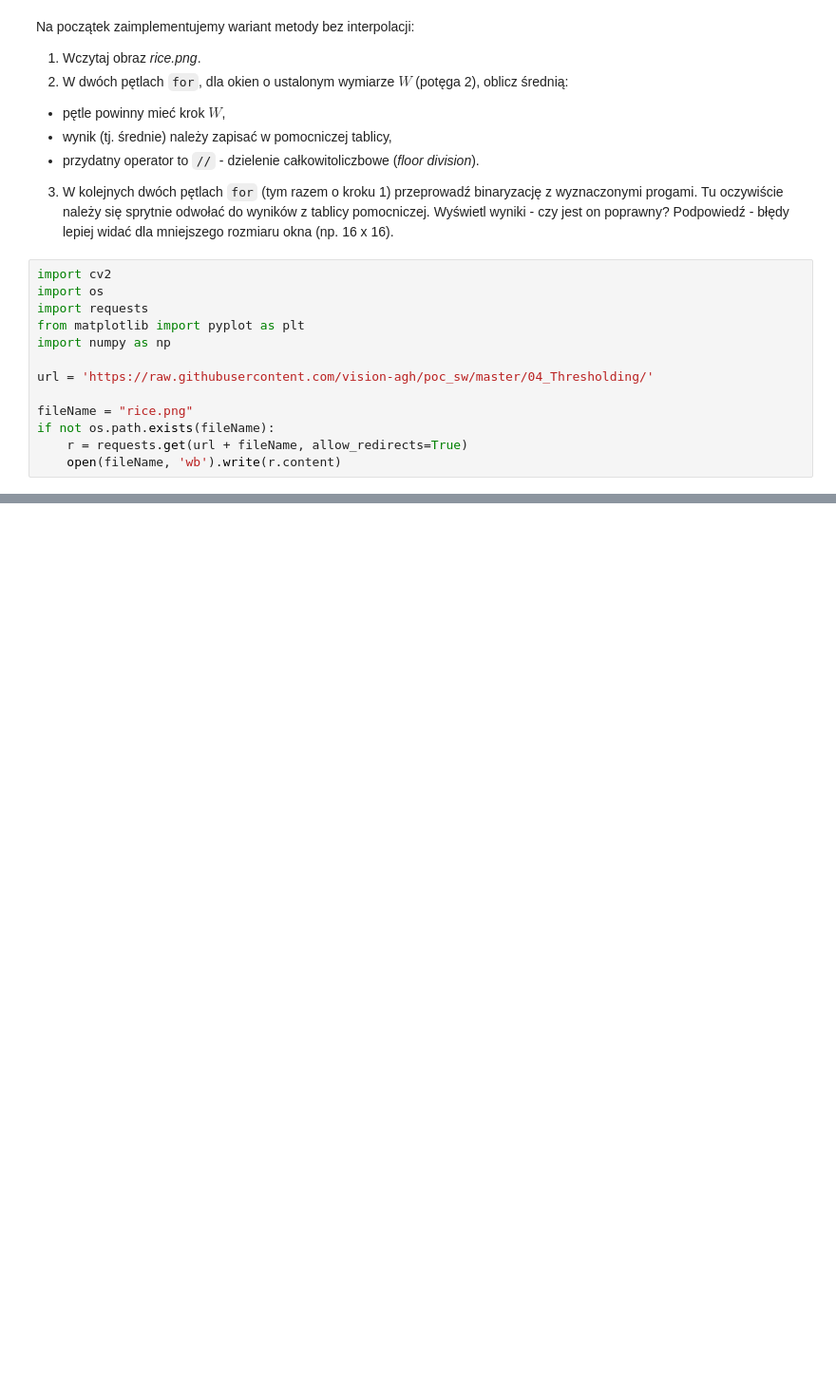
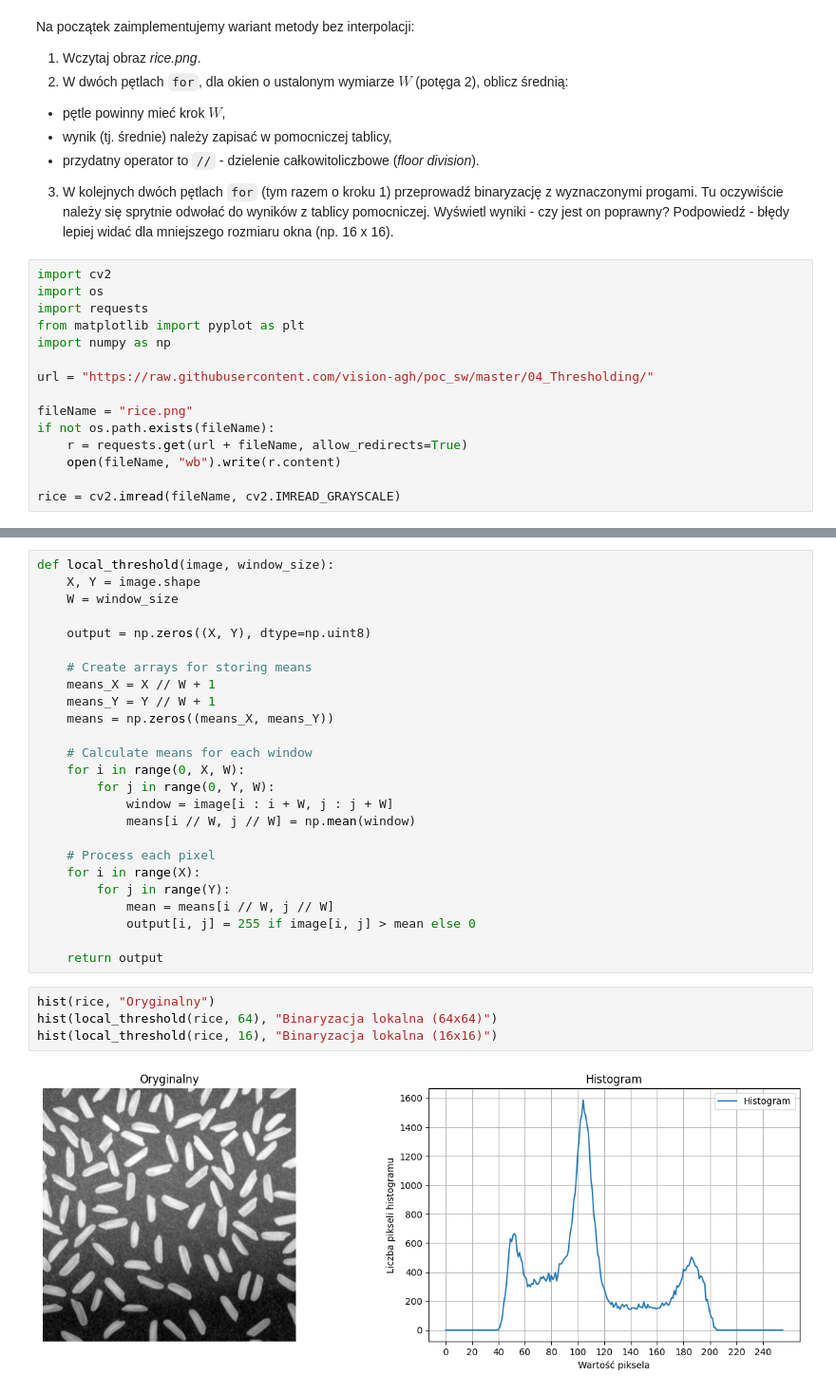
Before and after one commit to rmesek/wcpo-agh-2024, a Jupyter notebook: lab4/04_thresholding_hw.ipynb, the cells around one changed output, grey strips where cells are left out. Shown at 95% size. Drawn from its saved outputs; the diff is of its cells as text; blank space fills up the shorter version.

```diff
--- a/lab4/04_thresholding_hw.ipynb
+++ b/lab4/04_thresholding_hw.ipynb
@@ -30,9 +30,11 @@ import requests
 from matplotlib import pyplot as plt
 import numpy as np
 
-url = 'https://raw.githubusercontent.com/vision-agh/poc_sw/master/04_Thresholding/'
+url = "https://raw.githubusercontent.com/vision-agh/poc_sw/master/04_Thresholding/"
 
 fileName = "rice.png"
 if not os.path.exists(fileName):
     r = requests.get(url + fileName, allow_redirects=True)
-    open(fileName, 'wb').write(r.content)
+    open(fileName, "wb").write(r.content)
+
+rice = cv2.imread(fileName, cv2.IMREAD_GRAYSCALE)
@@ -38,0 +61,31 @@ if not os.path.exists(fileName):
+# %%
+def local_threshold(image, window_size):
+    X, Y = image.shape
+    W = window_size
+
+    output = np.zeros((X, Y), dtype=np.uint8)
+
+    # Create arrays for storing means
+    means_X = X // W + 1
+    means_Y = Y // W + 1
+    means = np.zeros((means_X, means_Y))
+
+    # Calculate means for each window
+    for i in range(0, X, W):
+        for j in range(0, Y, W):
+            window = image[i : i + W, j : j + W]
+            means[i // W, j // W] = np.mean(window)
+
+    # Process each pixel
+    for i in range(X):
+        for j in range(Y):
+            mean = means[i // W, j // W]
+            output[i, j] = 255 if image[i, j] > mean else 0
+
+    return output
+# %%
+hist(rice, "Oryginalny")
+hist(local_threshold(rice, 64), "Binaryzacja lokalna (64x64)")
+hist(local_threshold(rice, 16), "Binaryzacja lokalna (16x16)")
+# %% [output]
+[figure, added]
```
Also changed, not shown: parts of 8 cells of this notebook.
